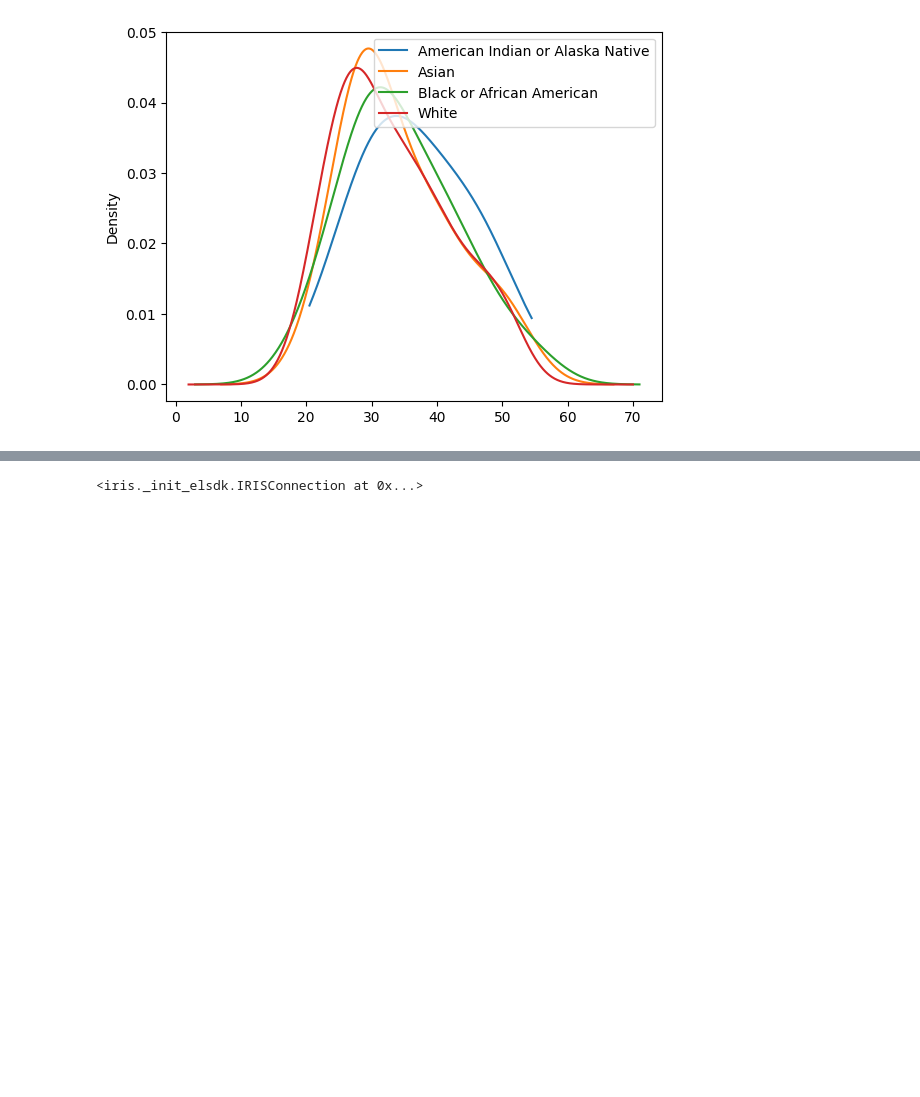
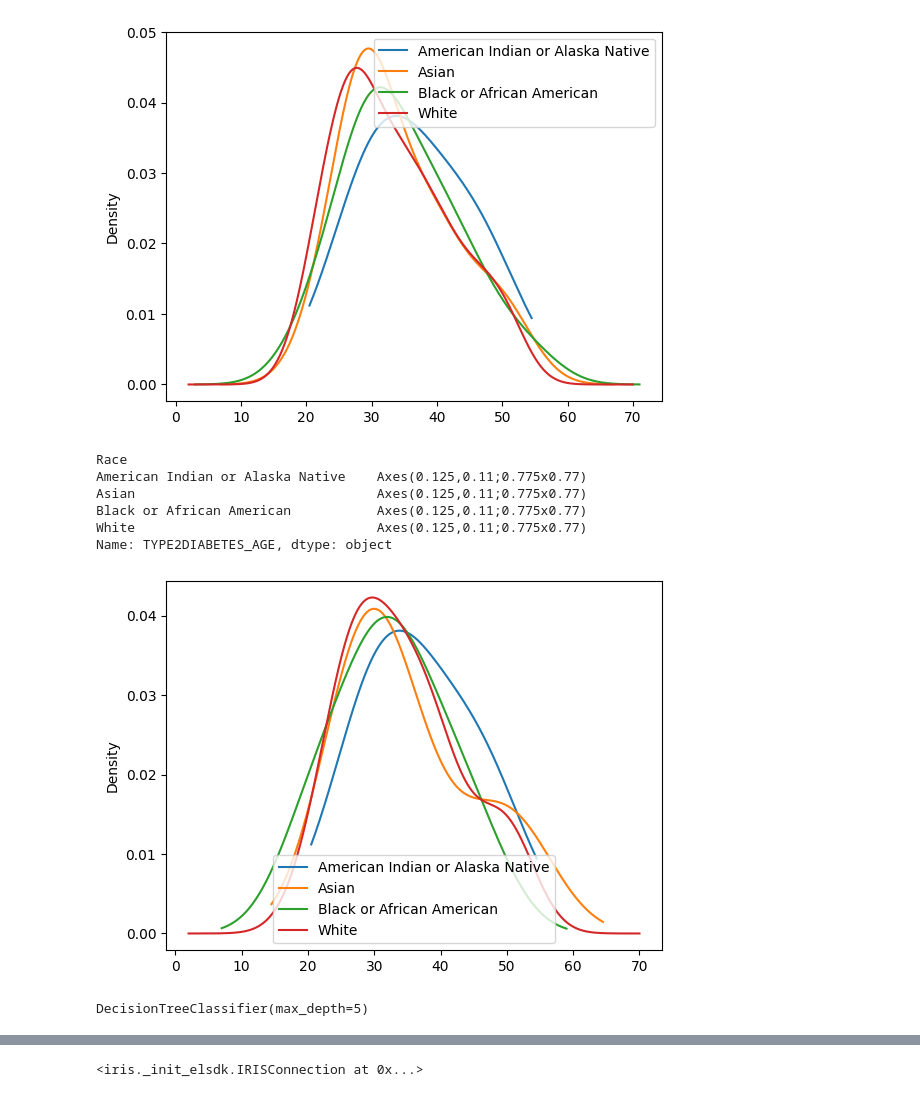
Before and after one commit to Virtually-Healthcare/data-engineering-examples, a Jupyter notebook: DiabetesSQL.ipynb, the cells around one changed output, grey strips where cells are left out. Cells and saved outputs as stored; diff of their text form; code cells hidden in the pictures; blank space fills up the shorter version.

Commit message:
Decision Tree

```diff
--- a/DiabetesSQL.ipynb
+++ b/DiabetesSQL.ipynb
@@ -277,7 +279,7 @@ White                               Axes(0.125,0.11;0.775x0.77)
 Name: OBESE_AGE, dtype: object
 [figure]
 # %%
-dfDiabetes = df[['Ethnic','Race','gender','TYPE2DIABETES_AGE','TYPE2DIABETES','_id','Key']].query('TYPE2DIABETES == 1')
+dfDiabetes = df[['Ethnic','Race','gender','genderUK','TYPE2DIABETES_AGE','TYPE2DIABETES','_id','Key']].query('TYPE2DIABETES == 1')
 # %%
 dfDiabetes.groupby('Ethnic').TYPE2DIABETES_AGE.plot(kind='kde',legend=True)
 # %% [output]
@@ -296,3 +298,36 @@ Black or African American           Axes(0.125,0.11;0.775x0.77)
 White                               Axes(0.125,0.11;0.775x0.77)
 Name: TYPE2DIABETES_AGE, dtype: object
 [figure]
+# %%
+dfDiabetes.query('genderUK == 2').'groupby('Race').TYPE2DIABETES_AGE.plot(kind='kde', legend=True)
+# %% [output]
+Race
+American Indian or Alaska Native    Axes(0.125,0.11;0.775x0.77)
+Asian                               Axes(0.125,0.11;0.775x0.77)
+Black or African American           Axes(0.125,0.11;0.775x0.77)
+White                               Axes(0.125,0.11;0.775x0.77)
+Name: TYPE2DIABETES_AGE, dtype: object
+[figure, added]
+# %%
+from sklearn.tree import DecisionTreeClassifier
+from sklearn.preprocessing import LabelEncoder
+
+le_ethnic = LabelEncoder()
+le_race = LabelEncoder()
+le_gender = LabelEncoder()
+
+
+
+X = df[['EthnicCode','RaceCode','genderUK','AGE', 'HYPERTENSION','OBESE','VERY_OBESE']].copy()
+
+# Transform categorical columns
+X['EthnicCode'] = le_ethnic.fit_transform(X['EthnicCode'])
+X['RaceCode'] = le_race.fit_transform(X['RaceCode'])
+X['genderUKCode'] = le_gender.fit_transform(X['genderUK'])
+
+Y = df.TYPE2DIABETES
+
+dt = DecisionTreeClassifier(max_depth=5)
+dt.fit(X,Y)
+# %% [output]
+DecisionTreeClassifier(max_depth=5)
```
Also changed, not shown: parts of 3 cells of this notebook.
